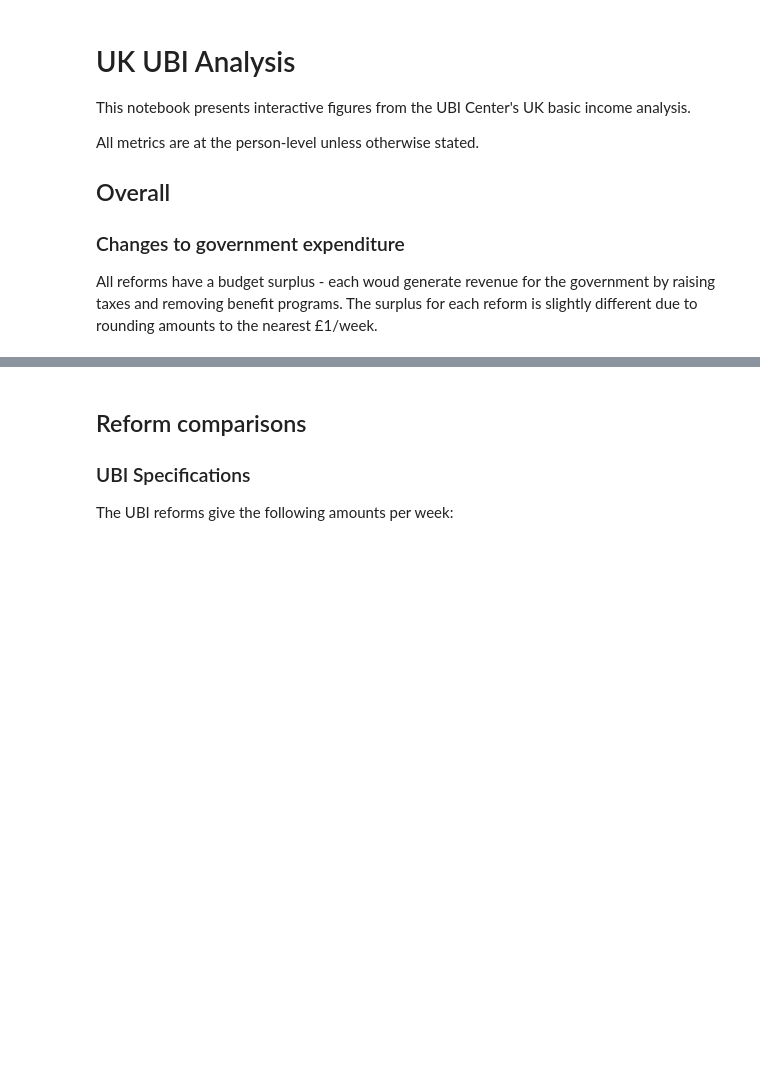
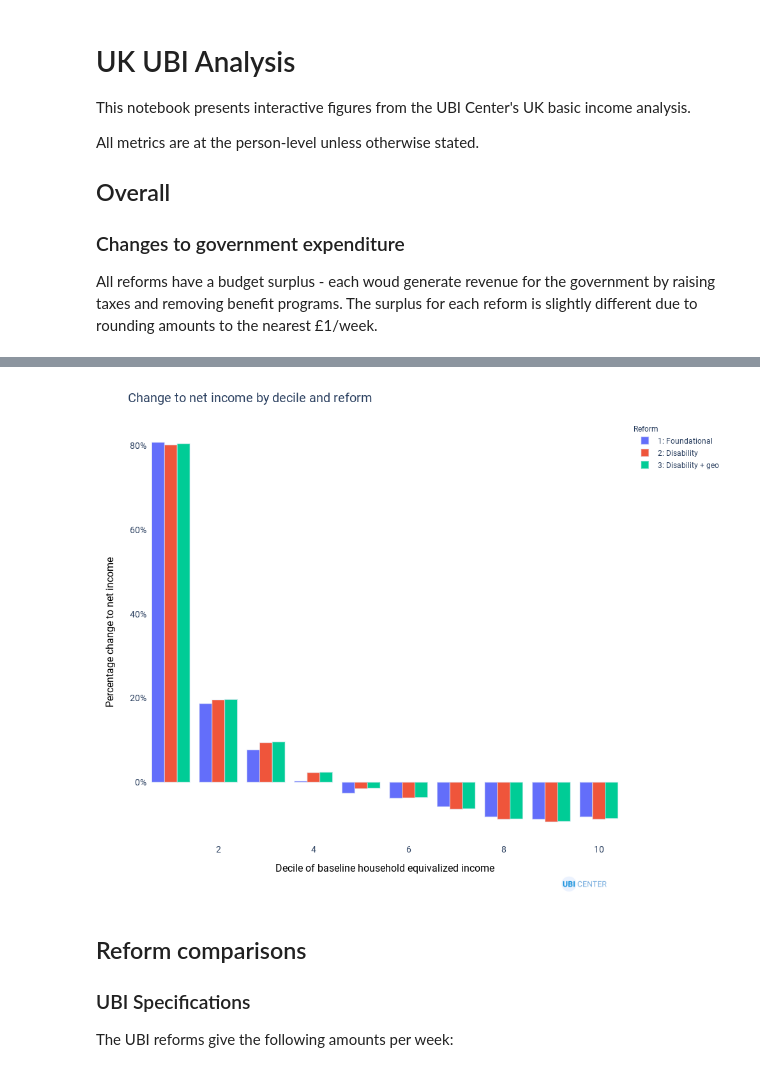
Before and after one commit to UBICenter/uk, a Jupyter notebook: jb/uk_ft_ubi.ipynb, the cells around one changed output, grey strips where cells are left out. Saved outputs shown, nothing was run; the diff lists cells and outputs as text; code cells hidden in the pictures; blank space fills up the shorter version.

Commit message:
Add decile chart

```diff
--- a/jb/uk_ft_ubi.ipynb
+++ b/jb/uk_ft_ubi.ipynb
@@ -57,7 +57,7 @@ def add_ubi_center_watermark(fig, x, y=-0.12):
     )
 
 
-def ubi_chart(fig, name):
+def ubi_chart(fig, name, showlegend=True):
     add_ubi_center_watermark(fig, 0.98)
     fig.update_xaxes(title_font=dict(size=16, color="black"), tickfont={"size": 14})
     fig.update_yaxes(title_font=dict(size=16, color="black"), tickfont={"size": 14})
@@ -69,12 +69,13 @@ def ubi_chart(fig, name):
         paper_bgcolor="white",
         width=1000,
         height=800,
+        showlegend=showlegend
     )
     fig.show(config=CONFIG)
     fig.write_image(f"images/{name}.png", scale=2)
 
 
-p, h = get_dfs()
+p, h, decile = get_dfs()
 
 net_change = mdf.weighted_sum(
     h, "household_net_income_chg", "household_weight", groupby="reform"
@@ -86,7 +87,5 @@ fig.update_layout(
     xaxis_title="Reform",
     yaxis_title="Net cost per year",
 )
-fig.update_layout(showlegend=False)
-ubi_chart(fig, "net_cost")
-# fig.show()
+ubi_chart(fig, "net_cost", showlegend=False)
 # %% [output]
@@ -94,3 +96,32 @@ ubi_chart(fig, "net_cost")
+# %%
+decile["pc"] = (
+    100 * (decile.household_net_income / decile.household_net_income_base - 1)
+).round(1)
+
+LABELS = {
+    "equiv_household_net_income_base_decile": "Income decile",
+    "pc": "Change to net income",
+    "reform": "Reform",
+}
+
+fig = px.bar(
+    # Remove 0th decile which represents non-positive income.
+    decile[decile.equiv_household_net_income_base_decile > 0],
+    "equiv_household_net_income_base_decile",
+    "pc",
+    color="reform",
+    barmode="group",
+    labels=LABELS,
+)
+fig.update_layout(
+    title="Change to net income by decile and reform",
+    xaxis_title="Decile of baseline household equivalized income",
+    yaxis_title="Percentage change to net income",
+    yaxis_ticksuffix="%",
+)
+ubi_chart(fig, "decile", showlegend=True)
+# %% [output]
+[figure, added]
 # %% [markdown]
 ## Reform comparisons
 
```
Also changed, not shown: parts of 11 cells of this notebook, 3 other files.
